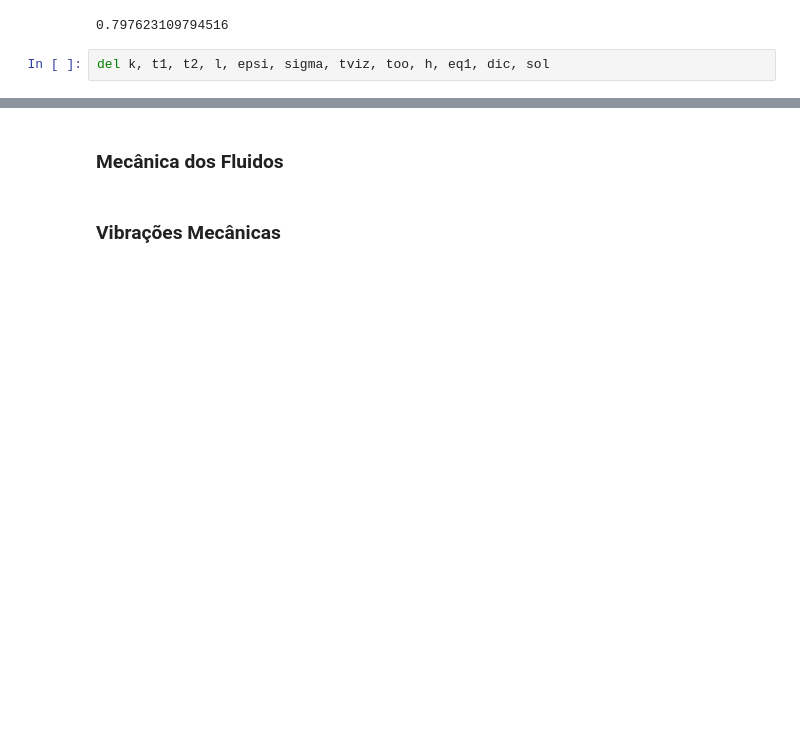
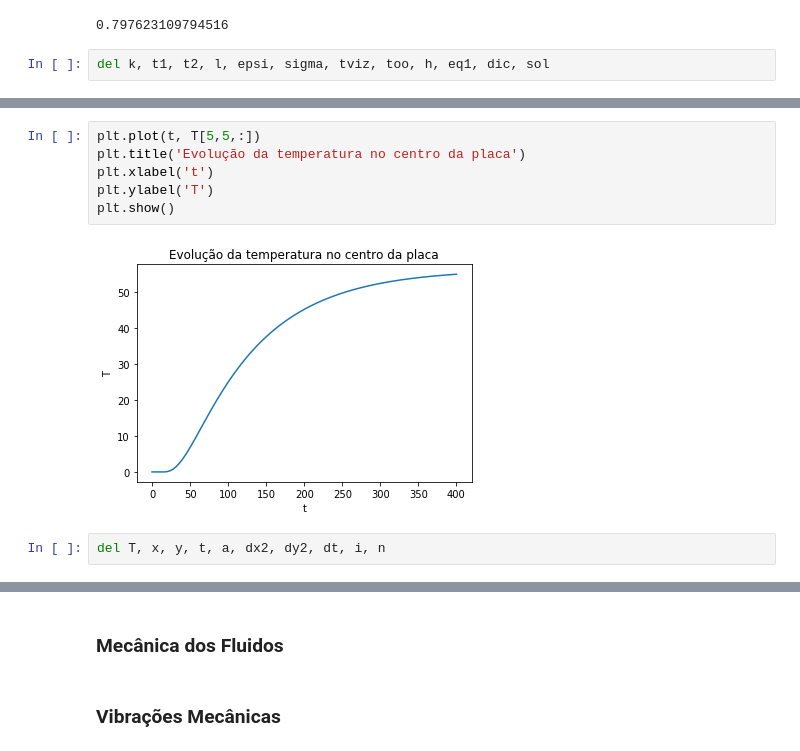
Before and after one commit to fschuch/JAEP-2019.py, a Jupyter notebook: Oficina.ipynb, the cells around one changed output, grey strips where cells are left out. Cells and saved outputs as stored; diff of their text form; blank space fills up the shorter version.

```diff
--- a/Oficina.ipynb
+++ b/Oficina.ipynb
@@ -360,0 +422,10 @@ del k, t1, t2, l, epsi, sigma, tviz, too, h, eq1, dic, sol
+# %%
+plt.plot(t, T[5,5,:])
+plt.title('Evolução da temperatura no centro da placa')
+plt.xlabel('t')
+plt.ylabel('T')
+plt.show()
+# %% [output]
+[figure, added]
+# %%
+del T, x, y, t, a, dx2, dy2, dt, i, n
```
Also changed, not shown: parts of 23 cells of this notebook, 2 other files.
